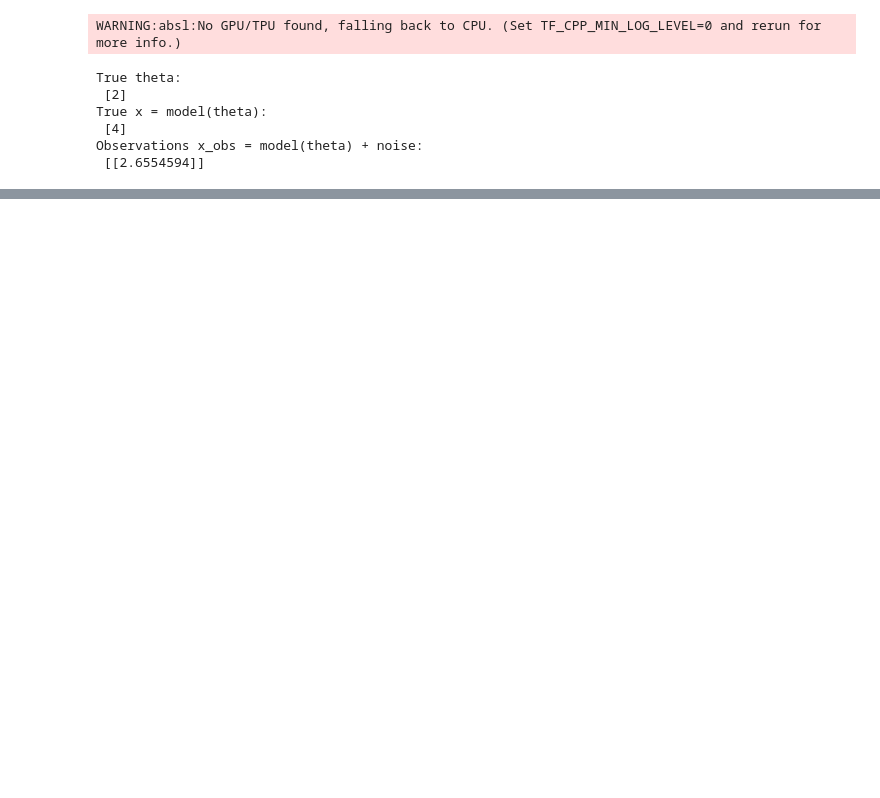
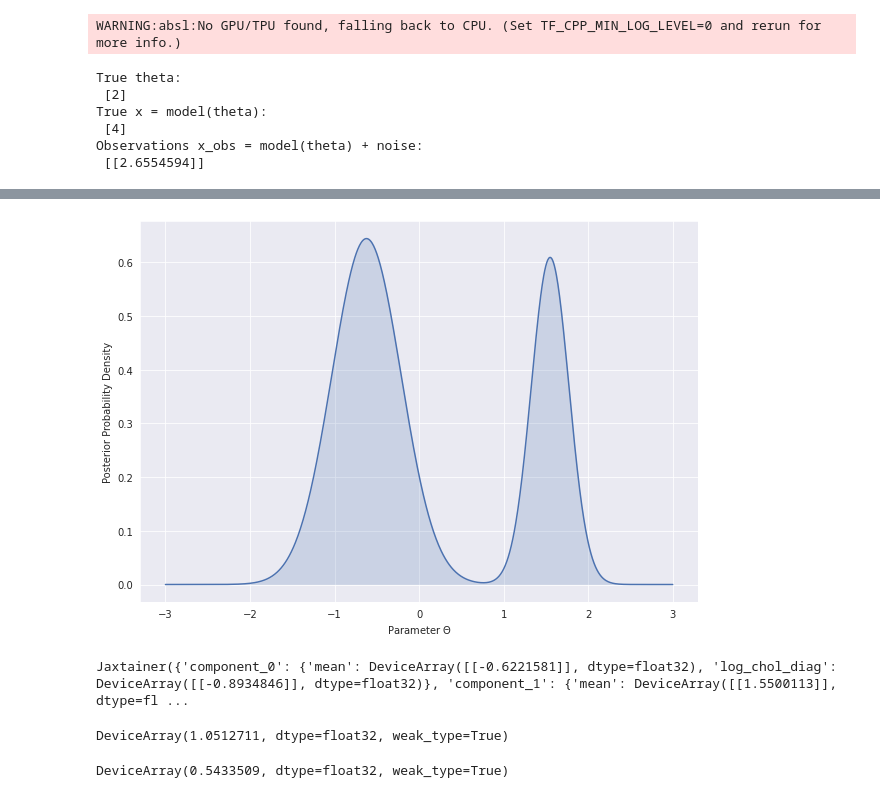
Before and after one commit to MABilton/approx_post, a Jupyter notebook: examples/mixture_example.ipynb, the cells around one changed output, grey strips where cells are left out. Drawn from its saved outputs; the diff is of its cells as text; code cells hidden in the pictures; blank space fills up the shorter version.

```diff
--- a/examples/mixture_example.ipynb
+++ b/examples/mixture_example.ipynb
@@ -38,3 +41,12 @@ mix_dist = mixture.Repeated(approx_dist, 2)
+# %%
+phi = mix_dist.phi()
+phi['component_0']['mean'] = jnp.array([[-1.]])
+phi['component_0']['log_chol_diag'] = jnp.array([[-1.]])
+phi['component_1']['mean'] = jnp.array([[1.]])
+phi['component_1']['log_chol_diag'] = jnp.array([[-1.]])
+phi['log_unnorm_coeff'] = jnp.array([0.1, 0.5])
+# %%
+mix_dist.update(phi)
 # %%
 # Create Joint distribution from forward model:
 prior_mean = jnp.zeros(ndim)
@@ -43,7 +55,7 @@ joint_dist = joint.ModelPlusGaussian(model, noise_cov, prior_mean, prior_cov, mo
 # %%
 approx_dist = approx.Gaussian(ndim)
 prngkey = jax.random.PRNGKey(12)
-loss = losses.ReverseKL(joint_dist, use_reparameterisation=False)
+loss = losses.SELBO(joint_dist, use_reparameterisation=True)
 optimiser = optimisers.Adam()
-optimiser.fit(mix_dist, loss, data, prngkey, verbose = True, max_iter=1000, num_samples=10)
+optimiser.fit(mix_dist, loss, data, prngkey, verbose = True, max_iter=1000, num_samples=1000)
 # %% [output]
@@ -50,0 +67,25 @@ ValueError: p must be None or match the shape of a
+# %%
+def plot_posteriors(approx_dist, theta=None):
+    if theta is None:
+        theta = jnp.atleast_2d(jnp.linspace(-3, 3, 1000)).reshape(1,-1,1)
+    pdf = jnp.exp(approx_dist.logpdf(theta))
+    ax = sns.lineplot(x=theta.squeeze(), y=pdf.squeeze())
+    ax.fill_between(theta.squeeze(), pdf.squeeze(), alpha=0.2)
+    plt.xlabel("Parameter $\Theta$")
+    plt.ylabel("Posterior Probability Density")
+# %%
+plot_posteriors(mix_dist)
+# %% [output]
+[figure, added]
+# %%
+mix_dist.phi()
+# %% [output]
+Jaxtainer({'component_0': {'mean': DeviceArray([[-0.6221581]], dtype=float32), 'log_chol_diag': DeviceArray([[-0.8934846]], dtype=float32)}, 'component_1': {'mean': DeviceArray([[1.5500113]], dtype=fl ...
+# %%
+jnp.exp(0.05)
+# %% [output]
+DeviceArray(1.0512711, dtype=float32, weak_type=True)
+# %%
+jnp.exp(-0.61)
+# %% [output]
+DeviceArray(0.5433509, dtype=float32, weak_type=True)
```
Also changed, not shown: parts of 3 cells of this notebook, 5 other files.
